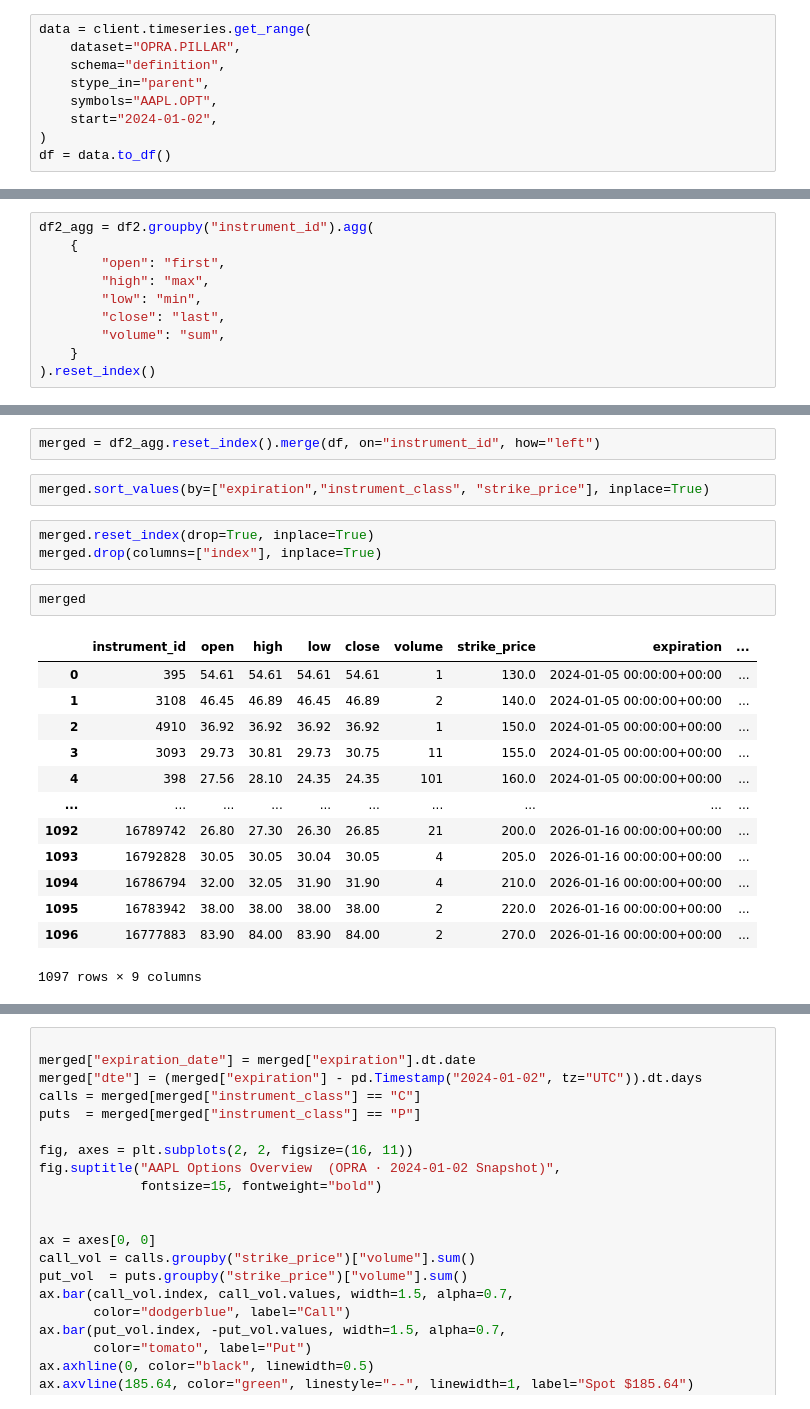
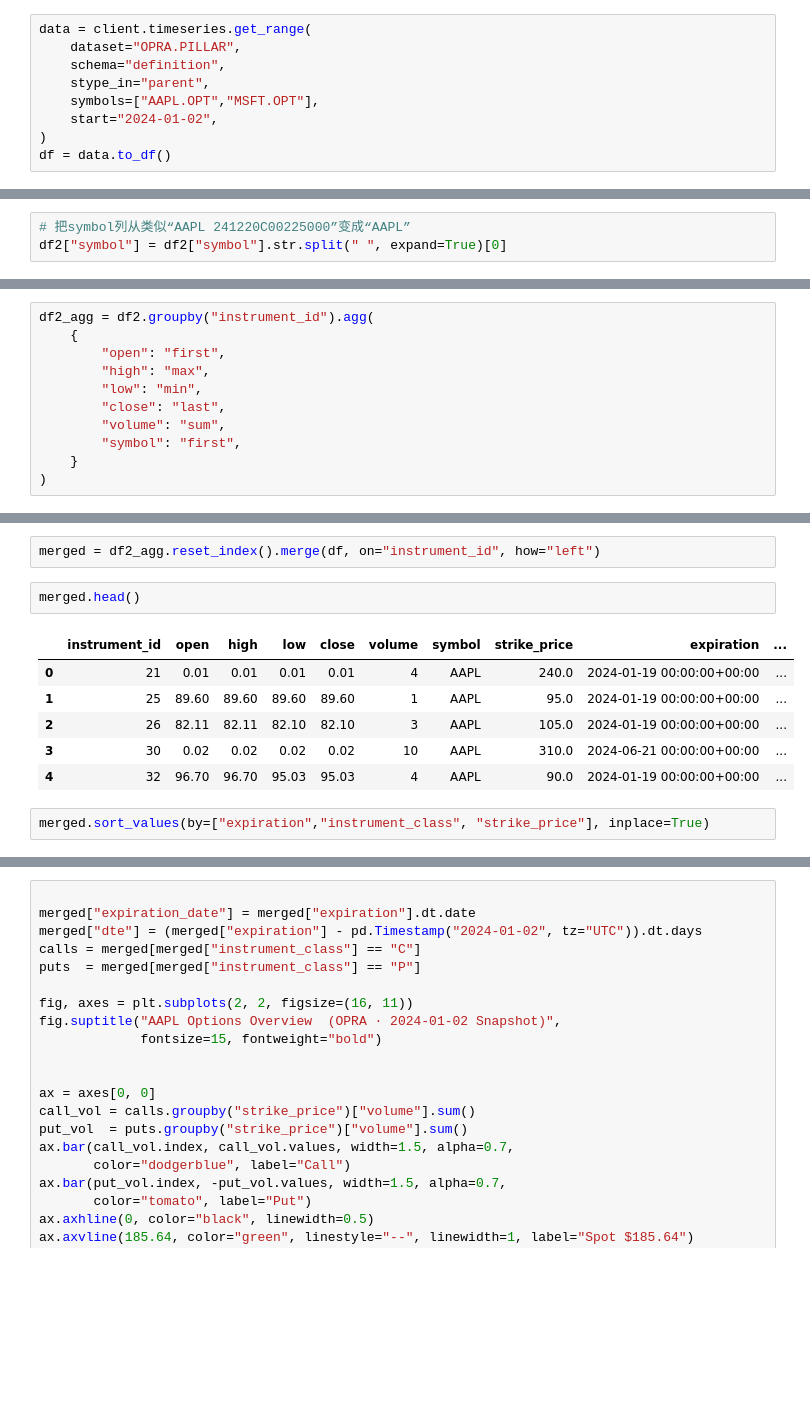
Before and after one commit to lhyxy1109/FINM31500_project, a Jupyter notebook: Project_Draft.ipynb, the cells around one changed output, grey strips where cells are left out. Cells and saved outputs as stored; diff of their text form; blank space fills up the shorter version.

```diff
--- a/Project_Draft.ipynb
+++ b/Project_Draft.ipynb
@@ -174,7 +186,7 @@ data = client.timeseries.get_range(
     dataset="OPRA.PILLAR",
     schema="definition",
     stype_in="parent",
-    symbols="AAPL.OPT",
+    symbols=["AAPL.OPT","MSFT.OPT"],
     start="2024-01-02",
 )
 df = data.to_df()
@@ -192,3 +230,6 @@ df2 = data2.to_df()
+# %%
+# 把symbol列从类似“AAPL 241220C00225000”变成“AAPL”
+df2["symbol"] = df2["symbol"].str.split(" ", expand=True)[0]
 # %%
 df2.drop(columns=["rtype", "publisher_id"], inplace=True)
 # %%
@@ -199,5 +240,6 @@ df2_agg = df2.groupby("instrument_id").agg(
         "low": "min",
         "close": "last",
         "volume": "sum",
+        "symbol": "first",
     }
-).reset_index()
+)
@@ -204,23 +256,13 @@ df2_agg = df2.groupby("instrument_id").agg(
 # %%
 merged = df2_agg.reset_index().merge(df, on="instrument_id", how="left")
+# %%
+merged.head()
+# %% [output]
+|  | instrument_id | open | high | low | close | volume | symbol | strike_price | expiration | ... |
+| 0 | 21 | 0.01 | 0.01 | 0.01 | 0.01 | 4 | AAPL | 240.0 | 2024-01-19 00:00:00+00:00 | ... |
+| 1 | 25 | 89.60 | 89.60 | 89.60 | 89.60 | 1 | AAPL | 95.0 | 2024-01-19 00:00:00+00:00 | ... |
+| 2 | 26 | 82.11 | 82.11 | 82.10 | 82.10 | 3 | AAPL | 105.0 | 2024-01-19 00:00:00+00:00 | ... |
+| 3 | 30 | 0.02 | 0.02 | 0.02 | 0.02 | 10 | AAPL | 310.0 | 2024-06-21 00:00:00+00:00 | ... |
+| 4 | 32 | 96.70 | 96.70 | 95.03 | 95.03 | 4 | AAPL | 90.0 | 2024-01-19 00:00:00+00:00 | ... |
 # %%
 merged.sort_values(by=["expiration","instrument_class", "strike_price"], inplace=True)
-# %%
-merged.reset_index(drop=True, inplace=True)
-merged.drop(columns=["index"], inplace=True)
-# %%
-merged
-# %% [output]
-|  | instrument_id | open | high | low | close | volume | strike_price | expiration | ... |
-| 0 | 395 | 54.61 | 54.61 | 54.61 | 54.61 | 1 | 130.0 | 2024-01-05 00:00:00+00:00 | ... |
-| 1 | 3108 | 46.45 | 46.89 | 46.45 | 46.89 | 2 | 140.0 | 2024-01-05 00:00:00+00:00 | ... |
-| 2 | 4910 | 36.92 | 36.92 | 36.92 | 36.92 | 1 | 150.0 | 2024-01-05 00:00:00+00:00 | ... |
-| 3 | 3093 | 29.73 | 30.81 | 29.73 | 30.75 | 11 | 155.0 | 2024-01-05 00:00:00+00:00 | ... |
-| 4 | 398 | 27.56 | 28.10 | 24.35 | 24.35 | 101 | 160.0 | 2024-01-05 00:00:00+00:00 | ... |
-| ... | ... | ... | ... | ... | ... | ... | ... | ... | ... |
-| 1092 | 16789742 | 26.80 | 27.30 | 26.30 | 26.85 | 21 | 200.0 | 2026-01-16 00:00:00+00:00 | ... |
-| 1093 | 16792828 | 30.05 | 30.05 | 30.04 | 30.05 | 4 | 205.0 | 2026-01-16 00:00:00+00:00 | ... |
-| 1094 | 16786794 | 32.00 | 32.05 | 31.90 | 31.90 | 4 | 210.0 | 2026-01-16 00:00:00+00:00 | ... |
-| 1095 | 16783942 | 38.00 | 38.00 | 38.00 | 38.00 | 2 | 220.0 | 2026-01-16 00:00:00+00:00 | ... |
-| 1096 | 16777883 | 83.90 | 84.00 | 83.90 | 84.00 | 2 | 270.0 | 2026-01-16 00:00:00+00:00 | ... |
-1097 rows × 9 columns
```
Also changed, not shown: parts of 17 cells of this notebook.
